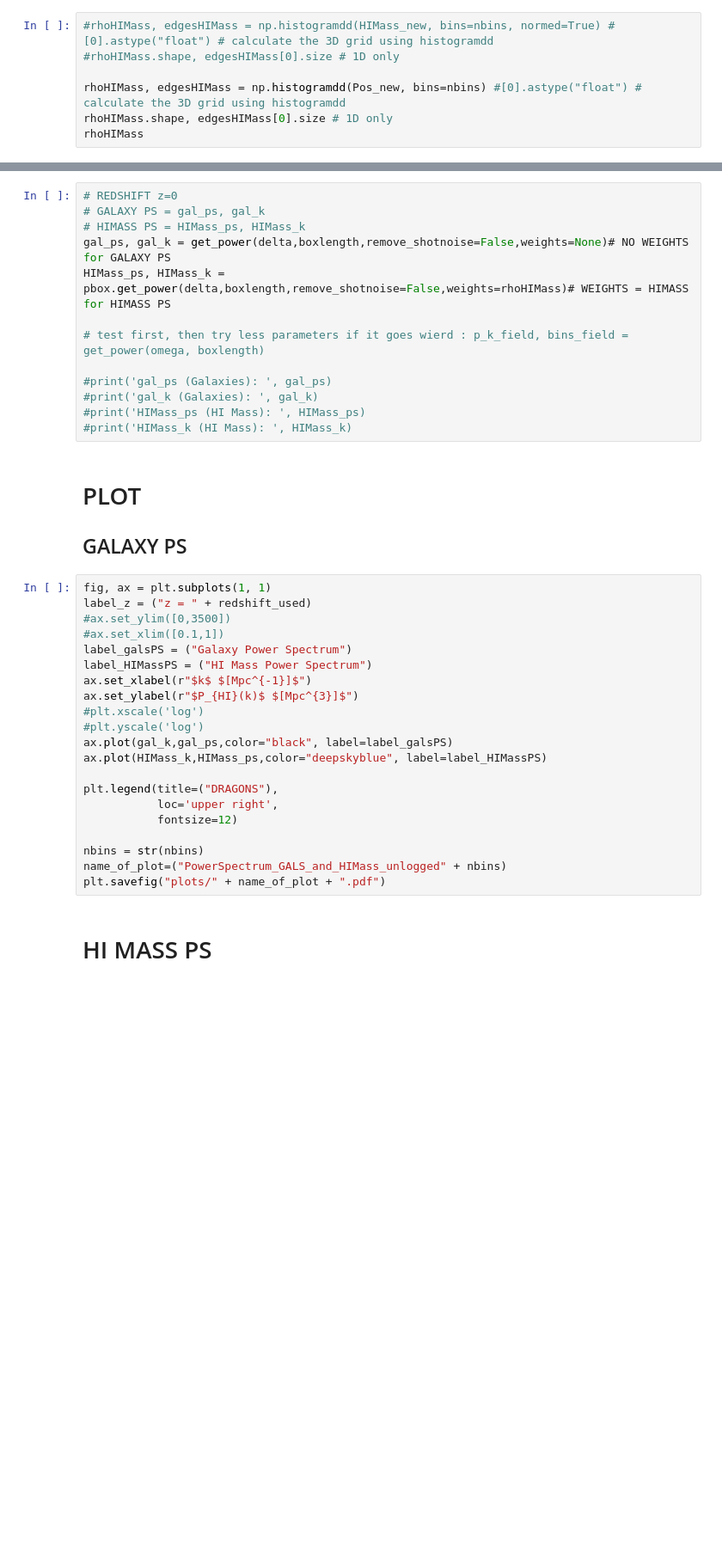
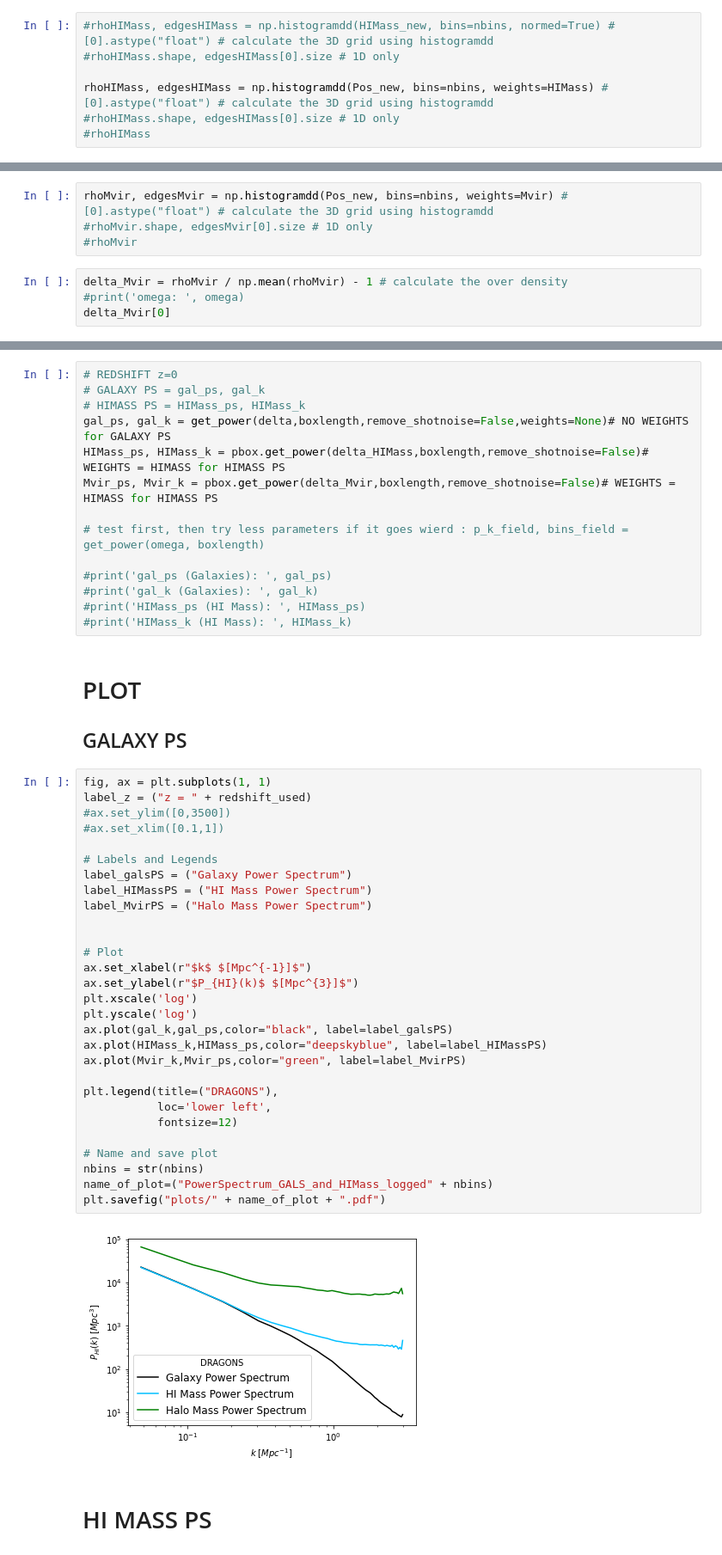
Before and after one commit to AliceEMaffs/DRAGONS_Project, a Jupyter notebook: Power_Spectrum_HIST.ipynb, the cells around one changed output, grey strips where cells are left out. Shown: that part at 86% size. Cells and saved outputs as stored; diff of their text form; blank space fills up the shorter version.

Commit message:
HIMass and Halo mass Power Spectrum added

```diff
--- a/Power_Spectrum_HIST.ipynb
+++ b/Power_Spectrum_HIST.ipynb
@@ -110,7 +169,7 @@ rhox # This returns the number of galaxies in each grid
 #rhoHIMass, edgesHIMass = np.histogramdd(HIMass_new, bins=nbins, normed=True) #[0].astype("float") # calculate the 3D grid using histogramdd
 #rhoHIMass.shape, edgesHIMass[0].size # 1D only
 
-rhoHIMass, edgesHIMass = np.histogramdd(Pos_new, bins=nbins) #[0].astype("float") # calculate the 3D grid using histogramdd
-rhoHIMass.shape, edgesHIMass[0].size # 1D only
-rhoHIMass
+rhoHIMass, edgesHIMass = np.histogramdd(Pos_new, bins=nbins, weights=HIMass) #[0].astype("float") # calculate the 3D grid using histogramdd
+#rhoHIMass.shape, edgesHIMass[0].size # 1D only
+#rhoHIMass
 # %% [markdown]
@@ -131,0 +193,8 @@ delta_HIMass
+# %%
+rhoMvir, edgesMvir = np.histogramdd(Pos_new, bins=nbins, weights=Mvir) #[0].astype("float") # calculate the 3D grid using histogramdd
+#rhoMvir.shape, edgesMvir[0].size # 1D only
+#rhoMvir
+# %%
+delta_Mvir = rhoMvir / np.mean(rhoMvir) - 1 # calculate the over density
+#print('omega: ', omega)
+delta_Mvir[0]
@@ -137,7 +220,8 @@ delta_HIMass
 # GALAXY PS = gal_ps, gal_k
 # HIMASS PS = HIMass_ps, HIMass_k
 gal_ps, gal_k = get_power(delta,boxlength,remove_shotnoise=False,weights=None)# NO WEIGHTS for GALAXY PS
-HIMass_ps, HIMass_k = pbox.get_power(delta,boxlength,remove_shotnoise=False,weights=rhoHIMass)# WEIGHTS = HIMASS for HIMASS PS
+HIMass_ps, HIMass_k = pbox.get_power(delta_HIMass,boxlength,remove_shotnoise=False)# WEIGHTS = HIMASS for HIMASS PS
+Mvir_ps, Mvir_k = pbox.get_power(delta_Mvir,boxlength,remove_shotnoise=False)# WEIGHTS = HIMASS for HIMASS PS
 
 # test first, then try less parameters if it goes wierd : p_k_field, bins_field = get_power(omega, boxlength)
 
@@ -151,24 +235,34 @@ HIMass_ps, HIMass_k = pbox.get_power(delta,boxlength,remove_shotnoise=False,weig
 # %%
 fig, ax = plt.subplots(1, 1)
 label_z = ("z = " + redshift_used)
 #ax.set_ylim([0,3500])
 #ax.set_xlim([0.1,1])
+
+# Labels and Legends
 label_galsPS = ("Galaxy Power Spectrum")
 label_HIMassPS = ("HI Mass Power Spectrum")
+label_MvirPS = ("Halo Mass Power Spectrum")
+
+
+# Plot
 ax.set_xlabel(r"$k$ $[Mpc^{-1}]$")
 ax.set_ylabel(r"$P_{HI}(k)$ $[Mpc^{3}]$")
-#plt.xscale('log')
-#plt.yscale('log')
+plt.xscale('log')
+plt.yscale('log')
 ax.plot(gal_k,gal_ps,color="black", label=label_galsPS)
 ax.plot(HIMass_k,HIMass_ps,color="deepskyblue", label=label_HIMassPS)
+ax.plot(Mvir_k,Mvir_ps,color="green", label=label_MvirPS)
 
 plt.legend(title=("DRAGONS"),
-           loc='upper right',
+           loc='lower left',
            fontsize=12)
 
+# Name and save plot
 nbins = str(nbins)
-name_of_plot=("PowerSpectrum_GALS_and_HIMass_unlogged" + nbins)
+name_of_plot=("PowerSpectrum_GALS_and_HIMass_logged" + nbins)
 plt.savefig("plots/" + name_of_plot + ".pdf")
+# %% [output]
+[figure, added]
 # %% [markdown]
 # HI MASS PS
 # %% [markdown]
```
Also changed, not shown: parts of 13 cells of this notebook.
